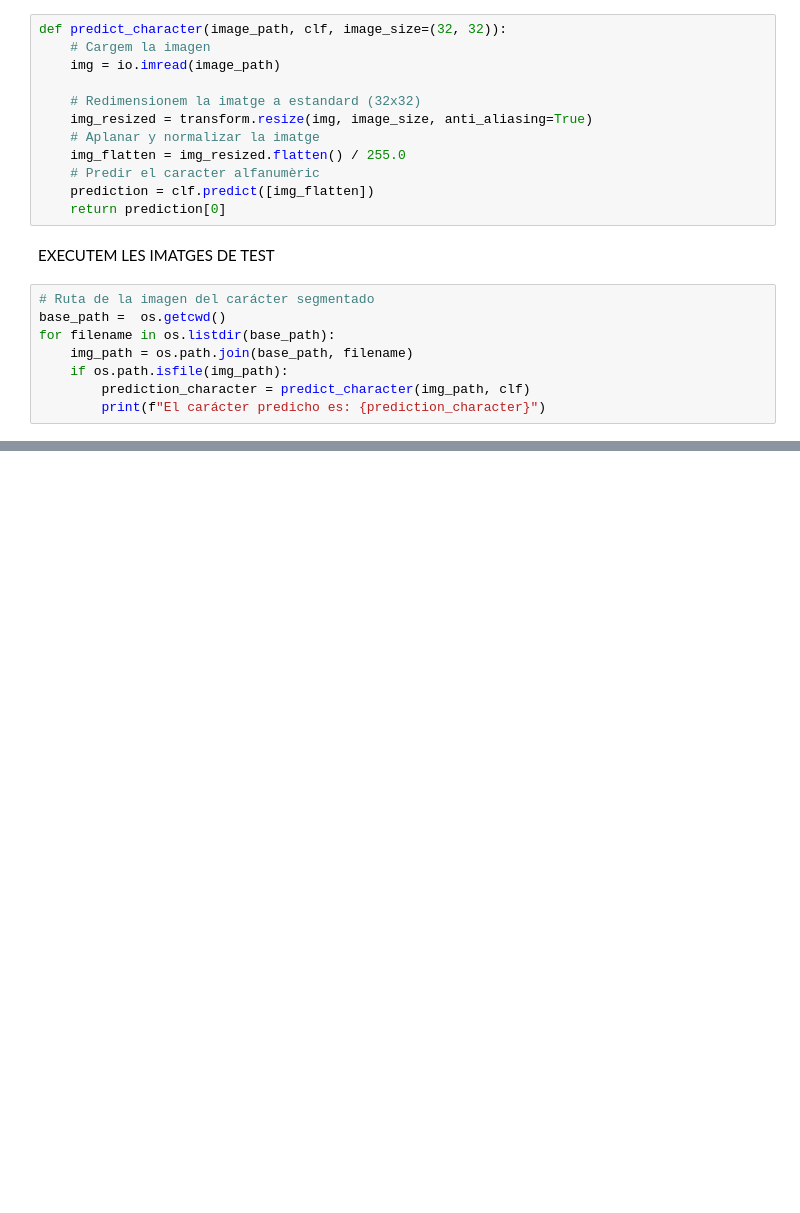
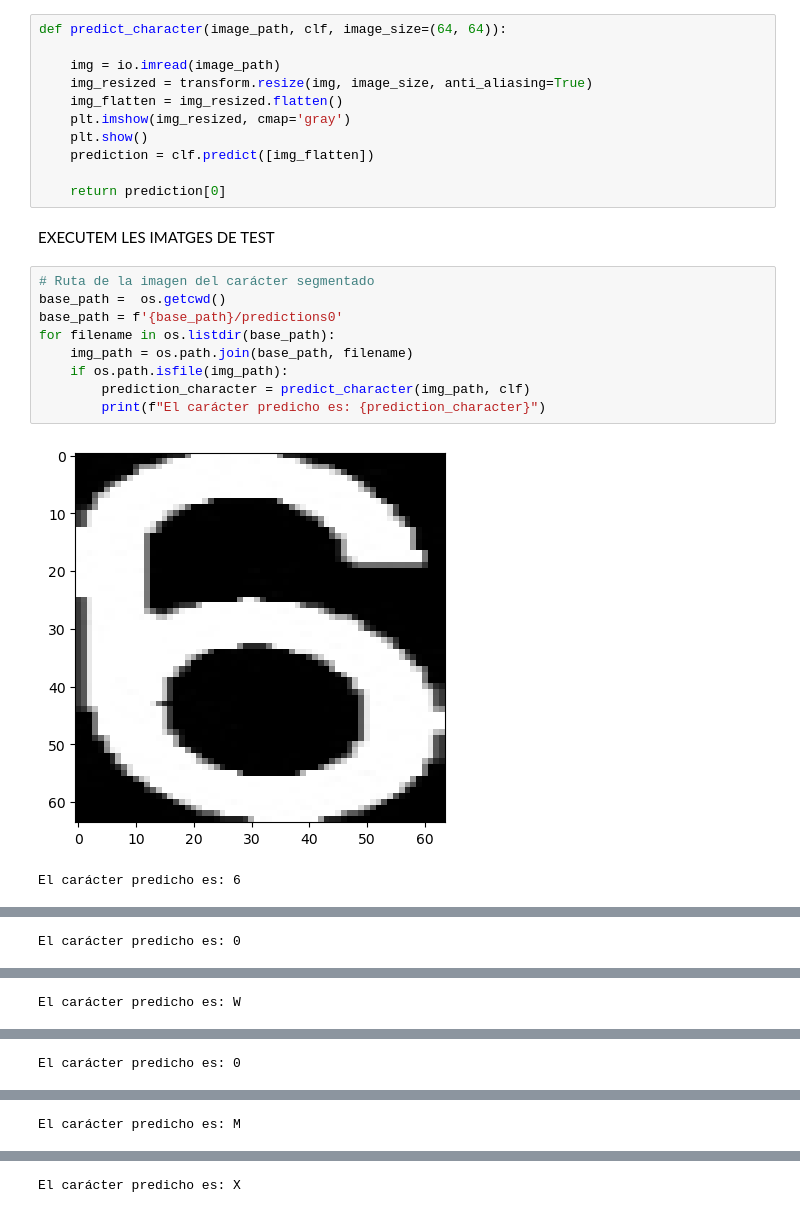
Before and after one commit to NIU1636486/PSIV2_Repte1, a Jupyter notebook: Training Model.ipynb, the cells around one changed output, grey strips where cells are left out. Cells and saved outputs as stored; diff of their text form; blank space fills up the shorter version.

Commit message:
Training amb data augmentation & predictions
prediccions amb una matrícula (segmentada)

```diff
--- a/Training Model.ipynb
+++ b/Training Model.ipynb
@@ -109,22 +77,25 @@ pren la ruta de la imatge, el classificador (clf) i prediu el caracter represent
 # %%
-def predict_character(image_path, clf, image_size=(32, 32)):
-    # Cargem la imagen
+def predict_character(image_path, clf, image_size=(64, 64)):
+
     img = io.imread(image_path)
+    img_resized = transform.resize(img, image_size, anti_aliasing=True)
+    img_flatten = img_resized.flatten()
+    plt.imshow(img_resized, cmap='gray')
+    plt.show()
+    prediction = clf.predict([img_flatten])
 
-    # Redimensionem la imatge a estandard (32x32)
-    img_resized = transform.resize(img, image_size, anti_aliasing=True)
-    # Aplanar y normalizar la imatge
-    img_flatten = img_resized.flatten() / 255.0
-    # Predir el caracter alfanumèric
-    prediction = clf.predict([img_flatten])
     return prediction[0]
 # %% [markdown]
 EXECUTEM LES IMATGES DE TEST
 # %%
 # Ruta de la imagen del carácter segmentado
 base_path =  os.getcwd()
+base_path = f'{base_path}/predictions0'
 for filename in os.listdir(base_path):
     img_path = os.path.join(base_path, filename)
     if os.path.isfile(img_path):
         prediction_character = predict_character(img_path, clf)
         print(f"El carácter predicho es: {prediction_character}")
+# %% [output]
+[figure, added]
+El carácter predicho es: 6
@@ -130,0 +103 @@ for filename in os.listdir(base_path):
+El carácter predicho es: 0
@@ -130,0 +105 @@ for filename in os.listdir(base_path):
+El carácter predicho es: W
@@ -130,0 +107 @@ for filename in os.listdir(base_path):
+El carácter predicho es: 0
@@ -130,0 +109 @@ for filename in os.listdir(base_path):
+El carácter predicho es: M
@@ -130,0 +111 @@ for filename in os.listdir(base_path):
+El carácter predicho es: X
```
Also changed, not shown: parts of 5 cells of this notebook.
